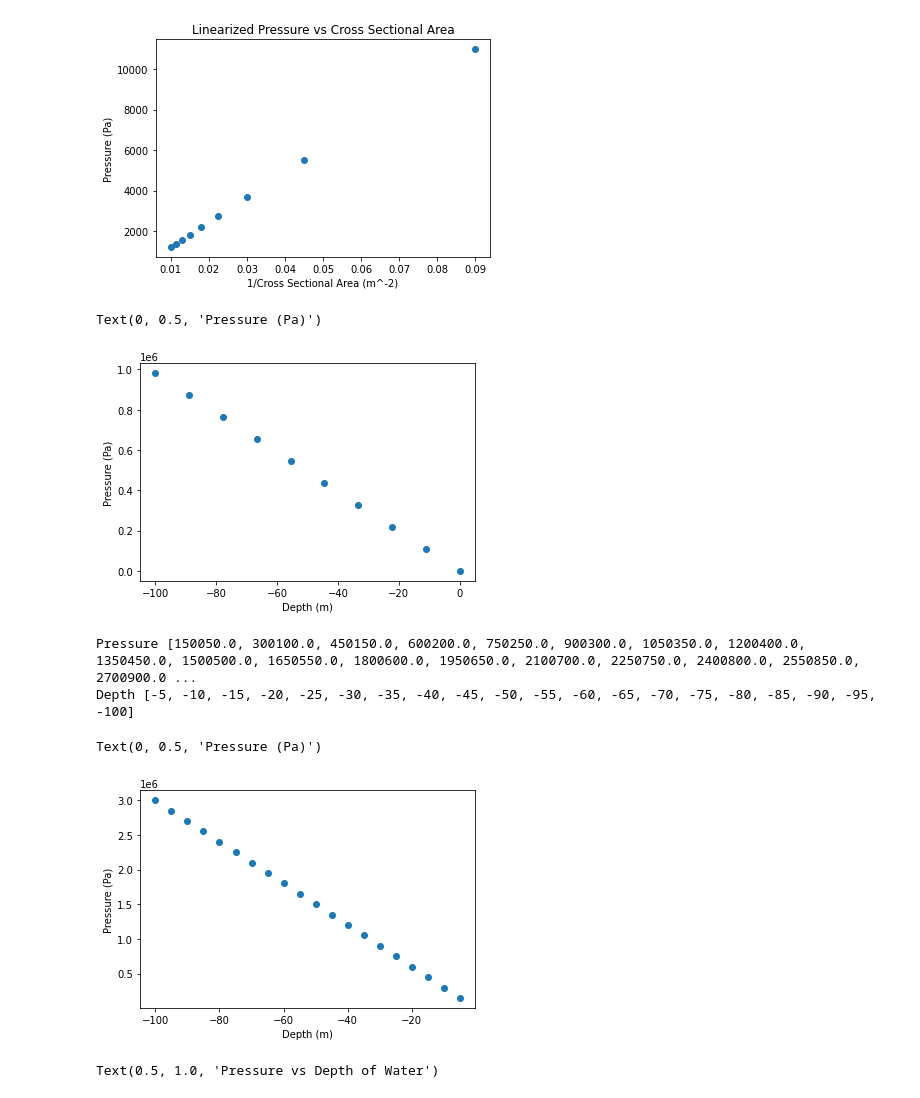
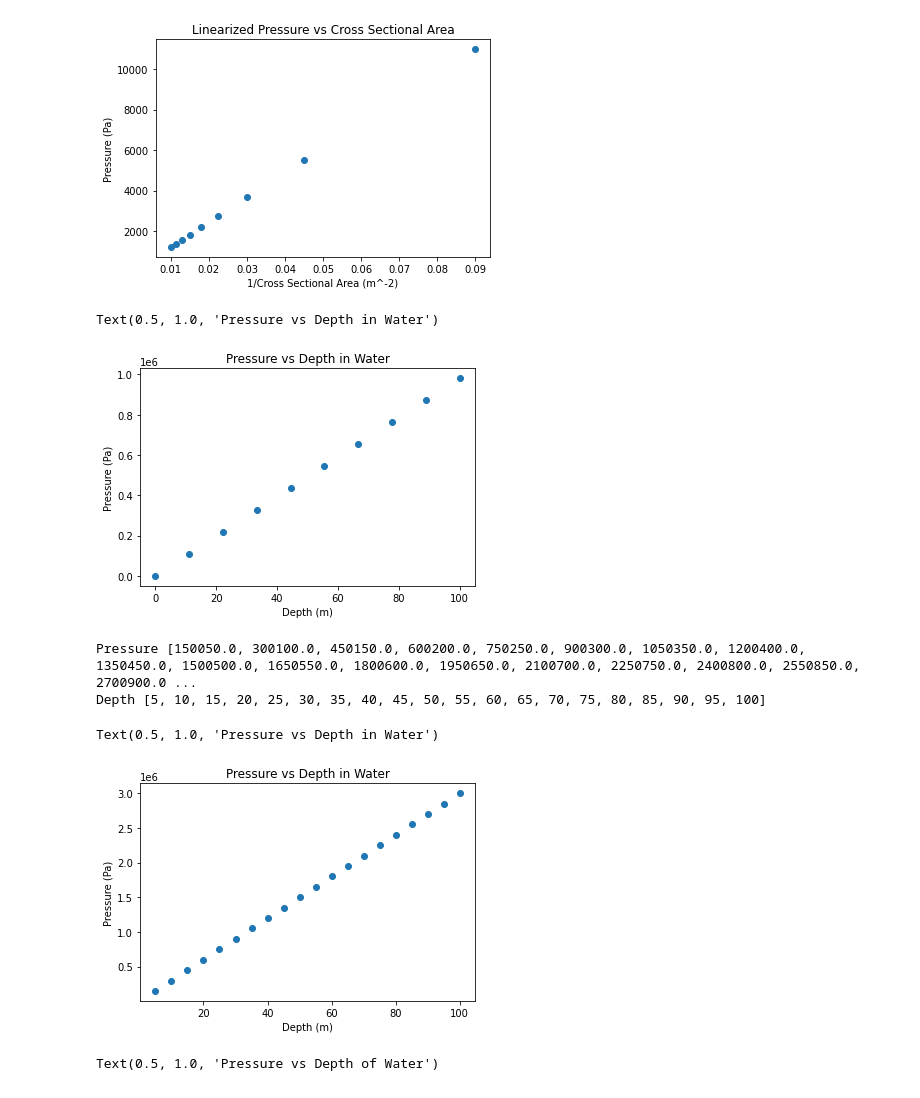
Before and after one commit to astrocardozo/IB-Physics, a Jupyter notebook: IB_Physics_2/Unit 1- Fluids/Unit 1-Guided Notes.ipynb, the cells around one changed output. Cells and saved outputs as stored; diff of their text form; code cells hidden in the pictures.

Commit message:
Added title to graphs and fixed pressure plots

```diff
--- a/IB_Physics_2/Unit 1- Fluids/Unit 1-Guided Notes.ipynb
+++ b/IB_Physics_2/Unit 1- Fluids/Unit 1-Guided Notes.ipynb
@@ -54,28 +54,29 @@ def Pressure(rho,g,h):
     return P
 
 
-h = np.linspace(0,-100,10) #displacement is negative
+h = np.linspace(0,100,10) #displacement is negative
 rho = 1E3
-g = -9.81
+g = 9.81
 y = Pressure(rho,g,h)
 
 plt.scatter(h,y)
 plt.xlabel('Depth (m)')
 plt.ylabel('Pressure (Pa)')
+plt.title('Pressure vs Depth in Water')
 # %% [output]
-Text(0, 0.5, 'Pressure (Pa)')
+Text(0.5, 1.0, 'Pressure vs Depth in Water')
-[figure, old version]
+[figure, new version]
 # %%
 rho = 1E3
-g = -9.81
+g = 9.81
 h = 0
-dh = -5     #set up the delta h incraments
+dh = 5     #set up the delta h incraments
 P1 = 1.01E5
 P = 0
 PList = []  #create an empty list for pressure
 hList= []   #create an empty list for depth
 
-while h > -100:         #loop through h = 0 to h = -100
+while h < 100:         #loop through h = 0 to h = -100
     dP = P1 + rho*g*dh
     P = P + dP
     h = h + dh
@@ -86,14 +87,15 @@ print('Pressure',PList)
 print('Depth',hList)
 # %% [output]
 Pressure [150050.0, 300100.0, 450150.0, 600200.0, 750250.0, 900300.0, 1050350.0, 1200400.0, 1350450.0, 1500500.0, 1650550.0, 1800600.0, 1950650.0, 2100700.0, 2250750.0, 2400800.0, 2550850.0, 2700900.0 ...
-Depth [-5, -10, -15, -20, -25, -30, -35, -40, -45, -50, -55, -60, -65, -70, -75, -80, -85, -90, -95, -100]
+Depth [5, 10, 15, 20, 25, 30, 35, 40, 45, 50, 55, 60, 65, 70, 75, 80, 85, 90, 95, 100]
 # %%
 plt.scatter(hList,PList)
 plt.xlabel('Depth (m)')
 plt.ylabel('Pressure (Pa)')
+plt.title('Pressure vs Depth in Water')
 # %% [output]
-Text(0, 0.5, 'Pressure (Pa)')
+Text(0.5, 1.0, 'Pressure vs Depth in Water')
-[figure, old version]
+[figure, new version]
 # %%
 import seaborn as sb
 # %%
```
Also changed, not shown: parts of 2 cells of this notebook.
